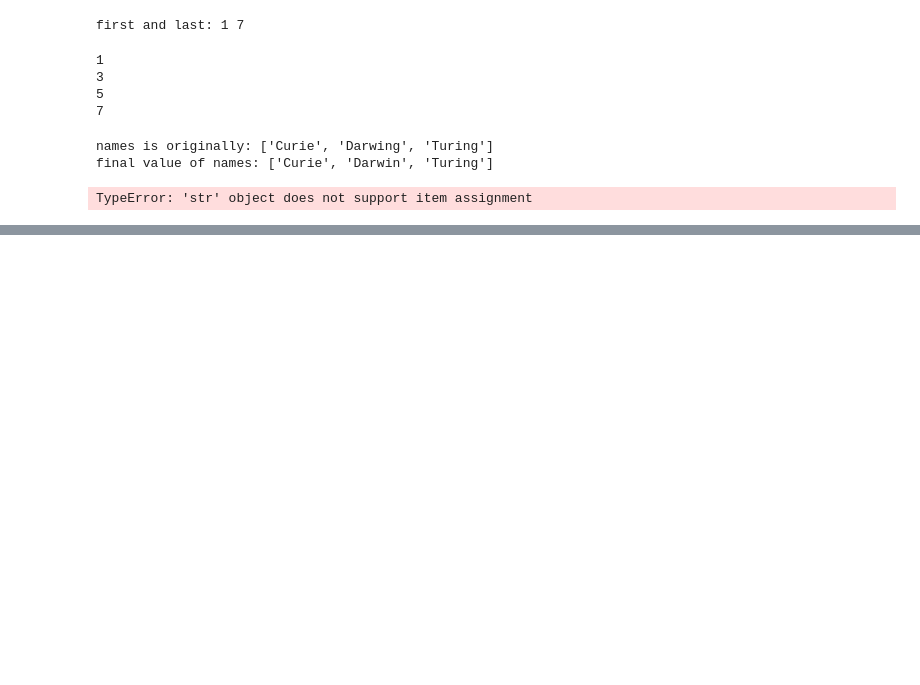
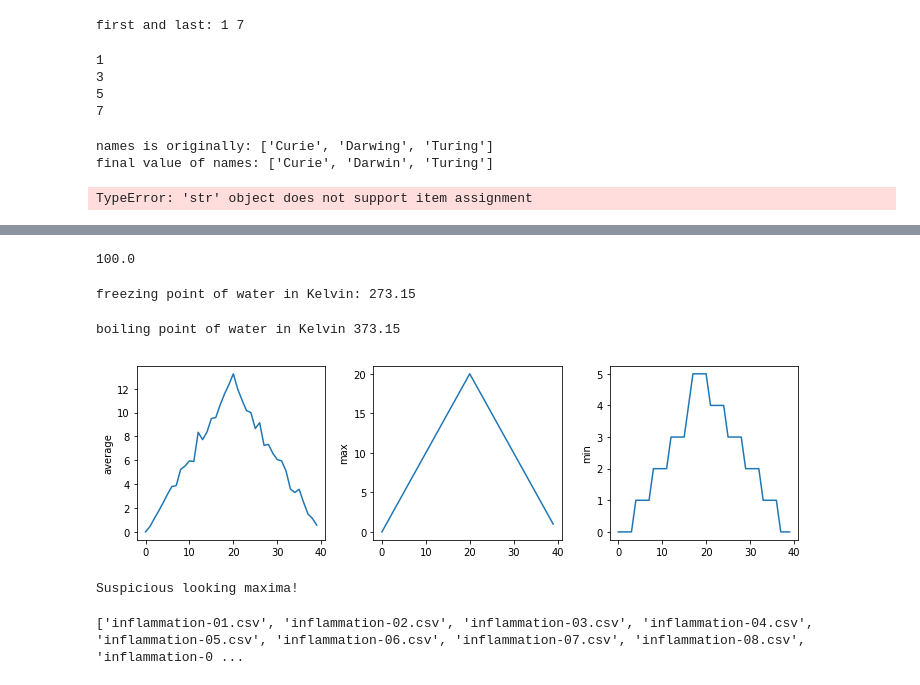
Before and after one commit to amilumas/swcpython, a Jupyter notebook: python-novice-inflammation/data/PythonPractice.ipynb, the cells around one changed output, grey strips where cells are left out. Saved outputs shown, nothing was run; the diff lists cells and outputs as text; code cells hidden in the pictures; blank space fills up the shorter version.

```diff
--- a/python-novice-inflammation/data/PythonPractice.ipynb
+++ b/python-novice-inflammation/data/PythonPractice.ipynb
@@ -368,0 +521,12 @@ TypeError: 'str' object does not support item assignment
+# %%
+data = numpy.loadtxt(fname='inflammation-01.csv', delimiter=',')
+
+max_inflammation_0 = numpy.max(data,axis=0)[0]
+max_inflammation_20 = numpy.max(data,axis=0)[20]
+
+if max_inflammation_0 == 0 and max_inflammation_20 == 20:
+    print('Suspicious looking maxima!')
+elif numpy.sum(numpy.min(data,axis=0)) == 0:
+    print('Minima add up to zero!')
+else:
+    print("Seems OK!")
@@ -368,0 +551,4 @@ TypeError: 'str' object does not support item assignment
+# %%
+fahr_to_celsius(212)
+# %% [output]
+100.0
@@ -368,0 +560,37 @@ TypeError: 'str' object does not support item assignment
+# %%
+print('freezing point of water in Kelvin:', celsius_to_kelvin(0.))
+# %% [output]
+freezing point of water in Kelvin: 273.15
+# %%
+def fahr_to_kelvin(temp_f):
+    temp_c = fahr_to_celsius(temp_f)
+    temp_k = celsius_to_kelvin(temp_c)
+    return temp_k
+
+print('boiling point of water in Kelvin', fahr_to_kelvin(212.0))
+# %% [output]
+boiling point of water in Kelvin 373.15
+# %%
+def analyze(filename):
+    data = numpy.loadtxt(fname=filename, delimiter=',')
+    fig = matplotlib.pyplot.figure(figsize=(10,3))
+
+    axes1 = fig.add_subplot(1,3,1)
+    axes2 = fig.add_subplot(1,3,2)
+    axes3 = fig.add_subplot(1,3,3)
+
+    axes1.set_ylabel('average')
+    axes1.plot(numpy.mean(data,axis=0))
+
+    axes2.set_ylabel('max')
+    axes2.plot(numpy.max(data,axis=0))
+
+    axes3.set_ylabel('min')
+    axes3.plot(numpy.min(data,axis=0))
+
+    fig.tight_layout()
+    matplotlib.pyplot.show()
+# %%
+analyze("inflammation-01.csv")
+# %% [output]
+[figure, added]
@@ -368,0 +606,4 @@ TypeError: 'str' object does not support item assignment
+# %%
+detect_problems("inflammation-01.csv")
+# %% [output]
+Suspicious looking maxima!
@@ -368,0 +614,4 @@ TypeError: 'str' object does not support item assignment
+# %%
+print(filenames)
+# %% [output]
+['inflammation-01.csv', 'inflammation-02.csv', 'inflammation-03.csv', 'inflammation-04.csv', 'inflammation-05.csv', 'inflammation-06.csv', 'inflammation-07.csv', 'inflammation-08.csv', 'inflammation-0 ...
```
Also changed, not shown: parts of 43 cells of this notebook.
